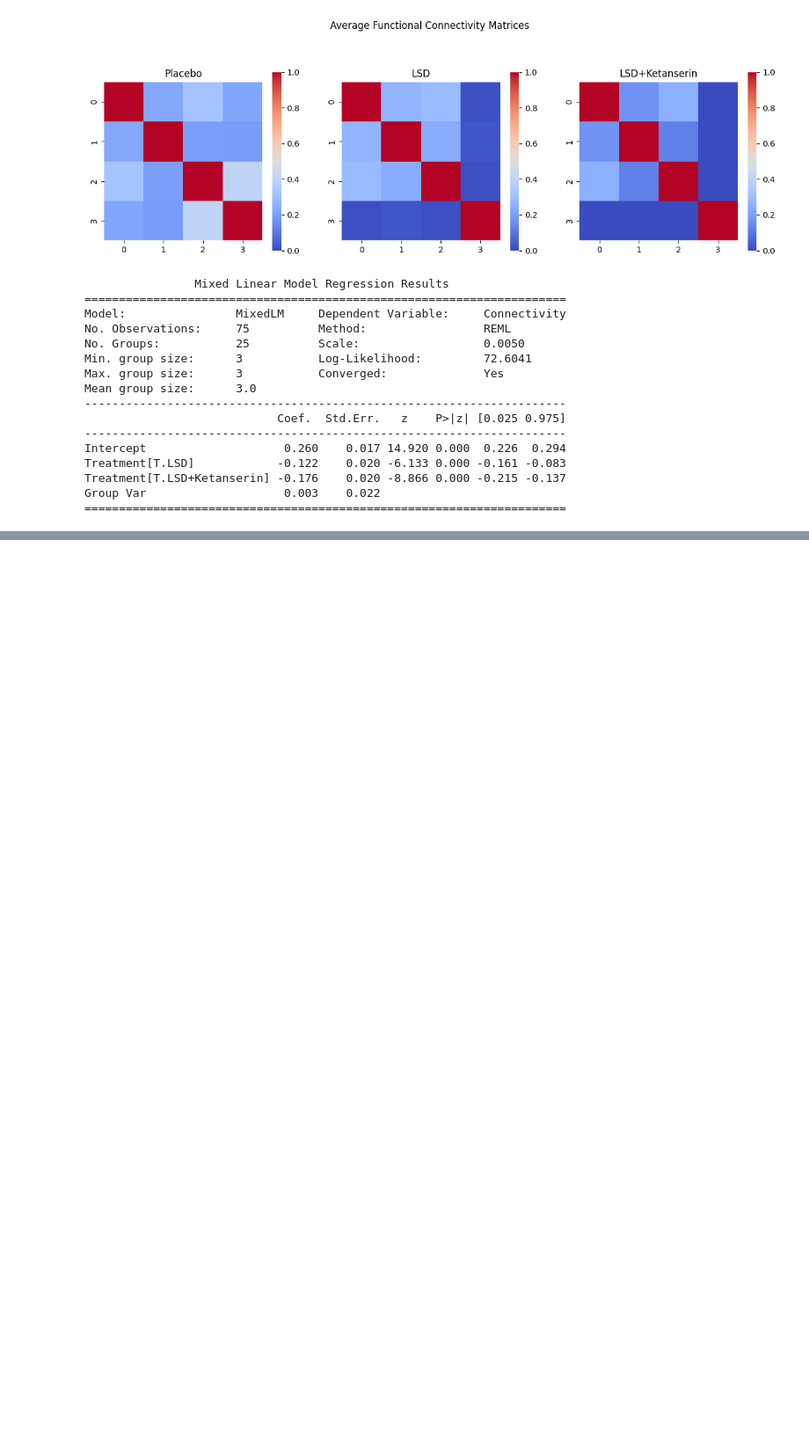
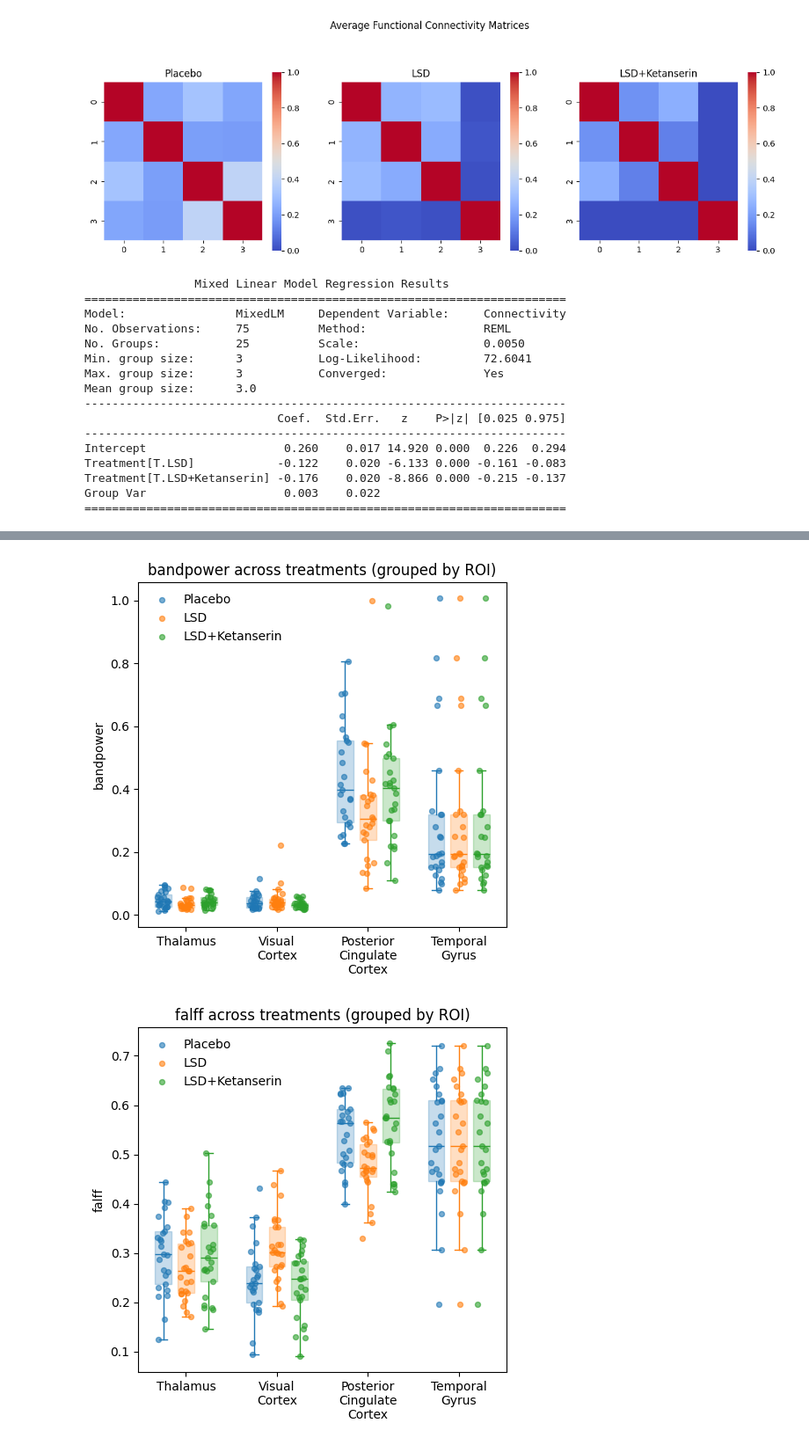
Before and after one commit to dani2442/neuroscience, a Jupyter notebook: lsd/eda.ipynb, the cells around one changed output, grey strips where cells are left out. Shown at 88% size. Cells and saved outputs as stored; diff of their text form; code cells hidden in the pictures; blank space fills up the shorter version.

```diff
--- a/lsd/eda.ipynb
+++ b/lsd/eda.ipynb
@@ -259,0 +246,6 @@ $$W_1(u, v) = \int_0^1 |F_1^{-1}(z) - F_2^{-1}(z)| dz$$
+# %%
+TR = 2.5  # seconds (set this correctly!)
+features = extract_features_dict(data, TR=TR, band=(0.01, 0.08), nperseg=64)
+
+stats_bp = compare_conditions(features, metric="bandpower")
+stats_fa = compare_conditions(features, metric="falff")
@@ -259,0 +342,6 @@ $$W_1(u, v) = \int_0^1 |F_1^{-1}(z) - F_2^{-1}(z)| dz$$
+# %%
+plot_across_treatments(features, metric="bandpower", roi_names=[part.replace('_', '\n') for part in parts])
+plot_across_treatments(features, metric="falff", roi_names=[part.replace('_', '\n') for part in parts])
+# %% [output]
+[figure, added]
+[figure, added]
```
Also changed, not shown: parts of 12 cells of this notebook, 1 other file.
